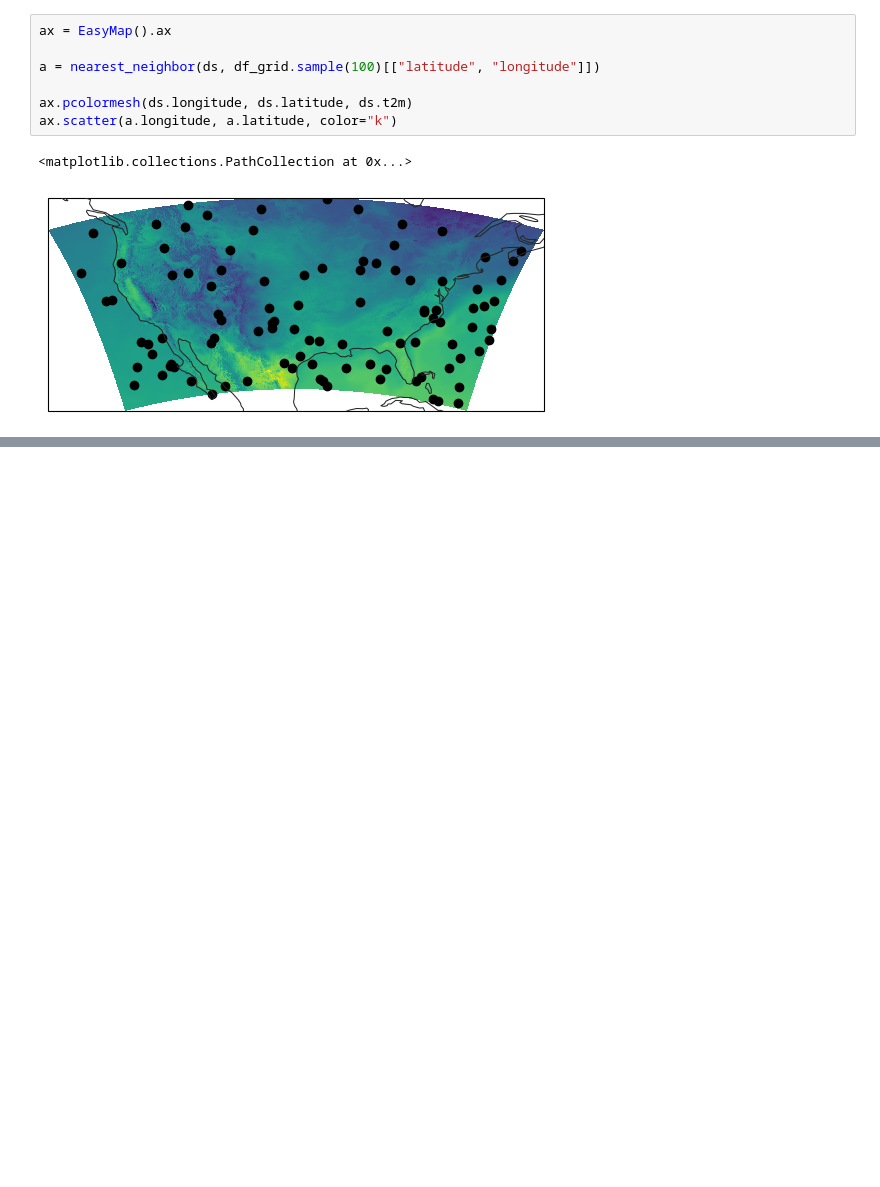
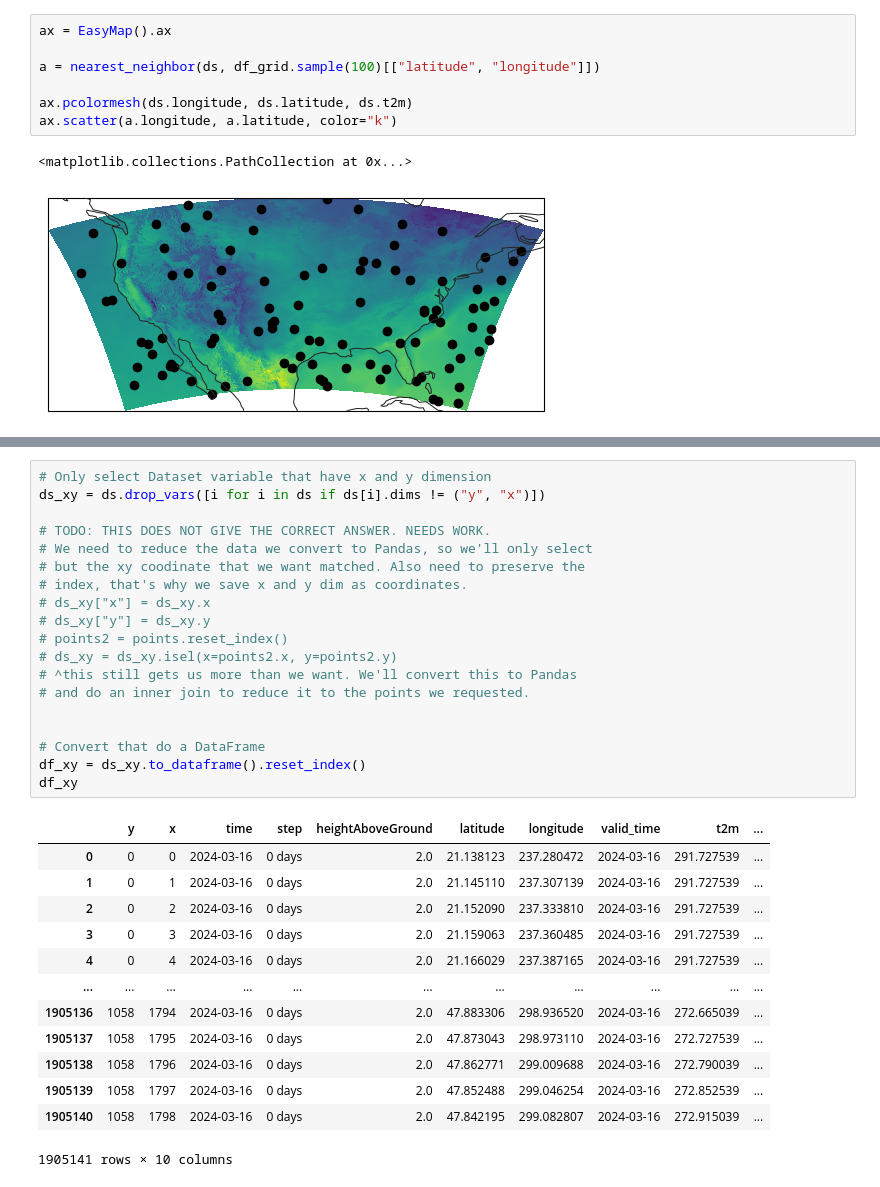
Before and after one commit to blaylockbk/Herbie, a Jupyter notebook: docs/user_guide/_bonus_notebooks/BallTree.ipynb, the cells around one changed output, grey strips where cells are left out. Drawn from its saved outputs; the diff is of its cells as text; blank space fills up the shorter version.

```diff
--- a/docs/user_guide/_bonus_notebooks/BallTree.ipynb
+++ b/docs/user_guide/_bonus_notebooks/BallTree.ipynb
@@ -371,2 +332,35 @@ ds_t2m
+# %%
+# Only select Dataset variable that have x and y dimension
+ds_xy = ds.drop_vars([i for i in ds if ds[i].dims != ("y", "x")])
+
+# TODO: THIS DOES NOT GIVE THE CORRECT ANSWER. NEEDS WORK.
+# We need to reduce the data we convert to Pandas, so we'll only select
+# but the xy coodinate that we want matched. Also need to preserve the
+# index, that's why we save x and y dim as coordinates.
+# ds_xy["x"] = ds_xy.x
+# ds_xy["y"] = ds_xy.y
+# points2 = points.reset_index()
+# ds_xy = ds_xy.isel(x=points2.x, y=points2.y)
+# ^this still gets us more than we want. We'll convert this to Pandas
+# and do an inner join to reduce it to the points we requested.
+
+
+# Convert that do a DataFrame
+df_xy = ds_xy.to_dataframe().reset_index()
+df_xy
+# %% [output]
+|  | y | x | time | step | heightAboveGround | latitude | longitude | valid_time | t2m | ... |
+| 0 | 0 | 0 | 2024-03-16 | 0 days | 2.0 | 21.138123 | 237.280472 | 2024-03-16 | 291.727539 | ... |
+| 1 | 0 | 1 | 2024-03-16 | 0 days | 2.0 | 21.145110 | 237.307139 | 2024-03-16 | 291.727539 | ... |
+| 2 | 0 | 2 | 2024-03-16 | 0 days | 2.0 | 21.152090 | 237.333810 | 2024-03-16 | 291.727539 | ... |
+| 3 | 0 | 3 | 2024-03-16 | 0 days | 2.0 | 21.159063 | 237.360485 | 2024-03-16 | 291.727539 | ... |
+| 4 | 0 | 4 | 2024-03-16 | 0 days | 2.0 | 21.166029 | 237.387165 | 2024-03-16 | 291.727539 | ... |
+| ... | ... | ... | ... | ... | ... | ... | ... | ... | ... | ... |
+| 1905136 | 1058 | 1794 | 2024-03-16 | 0 days | 2.0 | 47.883306 | 298.936520 | 2024-03-16 | 272.665039 | ... |
+| 1905137 | 1058 | 1795 | 2024-03-16 | 0 days | 2.0 | 47.873043 | 298.973110 | 2024-03-16 | 272.727539 | ... |
+| 1905138 | 1058 | 1796 | 2024-03-16 | 0 days | 2.0 | 47.862771 | 299.009688 | 2024-03-16 | 272.790039 | ... |
+| 1905139 | 1058 | 1797 | 2024-03-16 | 0 days | 2.0 | 47.852488 | 299.046254 | 2024-03-16 | 272.852539 | ... |
+| 1905140 | 1058 | 1798 | 2024-03-16 | 0 days | 2.0 | 47.842195 | 299.082807 | 2024-03-16 | 272.915039 | ... |
+1905141 rows × 10 columns
 # %%
 %%time
```
Also changed, not shown: parts of 18 cells of this notebook.
